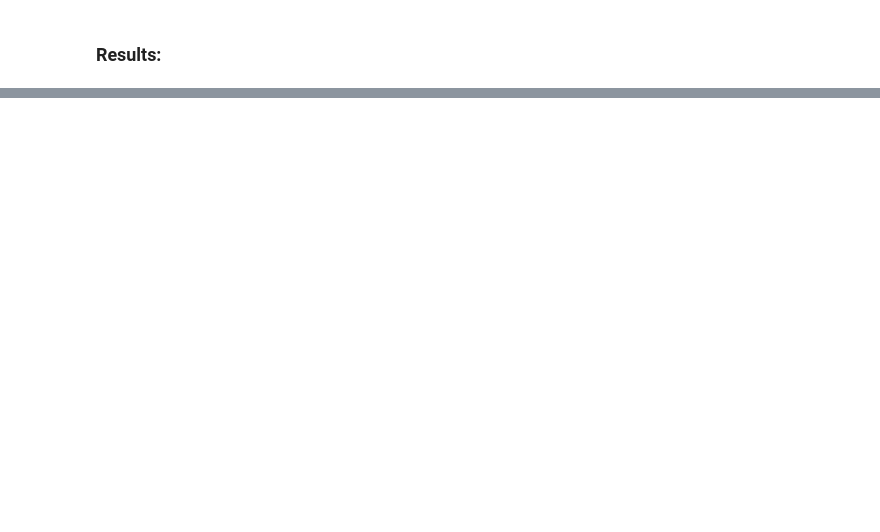
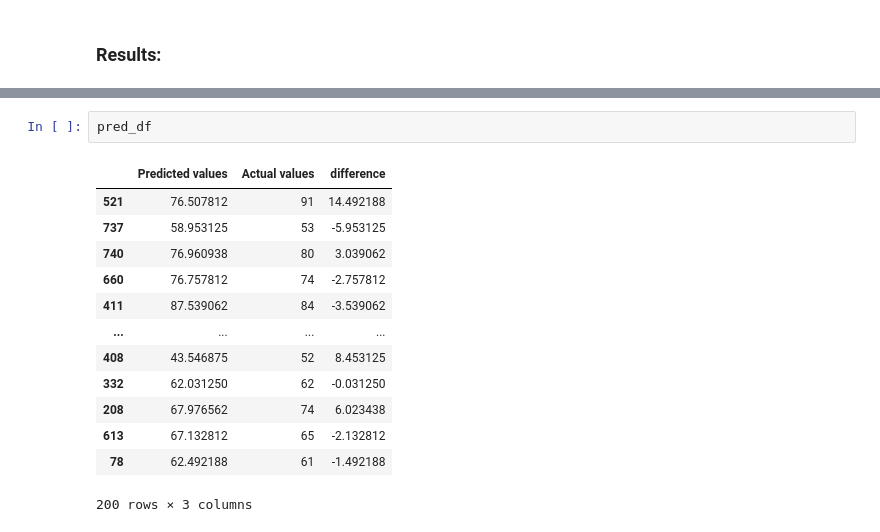
Before and after one commit to HMourad2023/ML-Project-1, a Jupyter notebook: src/notebooks/MODEL_TRAINING.ipynb, the cells around one changed output, grey strips where cells are left out. Saved outputs shown, nothing was run; the diff lists cells and outputs as text; blank space fills up the shorter version.

```diff
--- a/src/notebooks/MODEL_TRAINING.ipynb
+++ b/src/notebooks/MODEL_TRAINING.ipynb
@@ -240,0 +247,16 @@ pd.DataFrame(list(zip(model_list,r2_list)),columns = ['Model Name','R2_Score']).
+# %%
+pred_df
+# %% [output]
+|  | Predicted values | Actual values | difference |
+| 521 | 76.507812 | 91 | 14.492188 |
+| 737 | 58.953125 | 53 | -5.953125 |
+| 740 | 76.960938 | 80 | 3.039062 |
+| 660 | 76.757812 | 74 | -2.757812 |
+| 411 | 87.539062 | 84 | -3.539062 |
+| ... | ... | ... | ... |
+| 408 | 43.546875 | 52 | 8.453125 |
+| 332 | 62.031250 | 62 | -0.031250 |
+| 208 | 67.976562 | 74 | 6.023438 |
+| 613 | 67.132812 | 65 | -2.132812 |
+| 78 | 62.492188 | 61 | -1.492188 |
+200 rows × 3 columns
```
Also changed, not shown: parts of 12 cells of this notebook, 4 other files.
